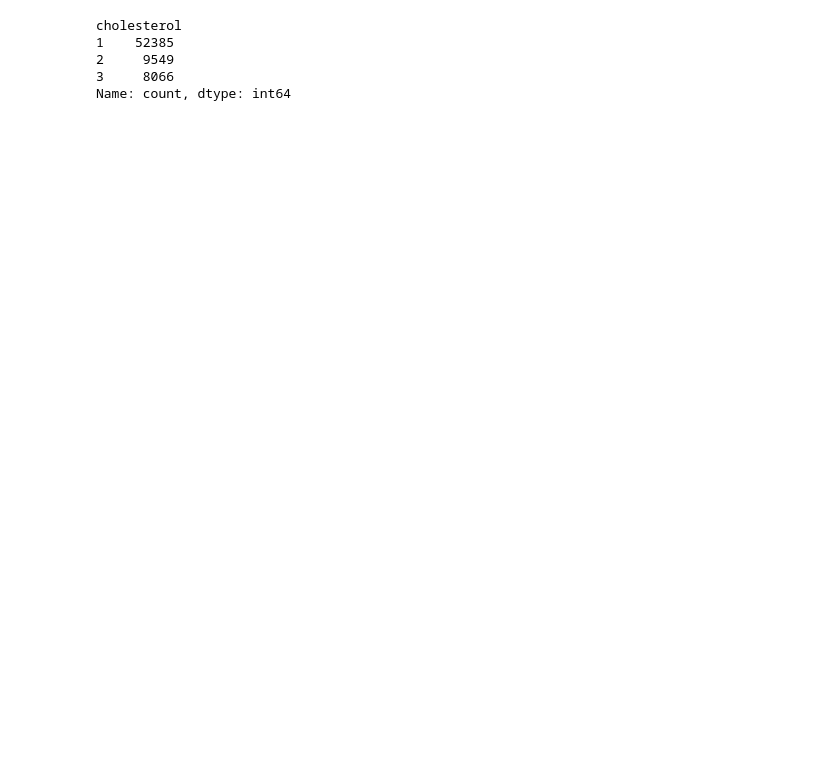
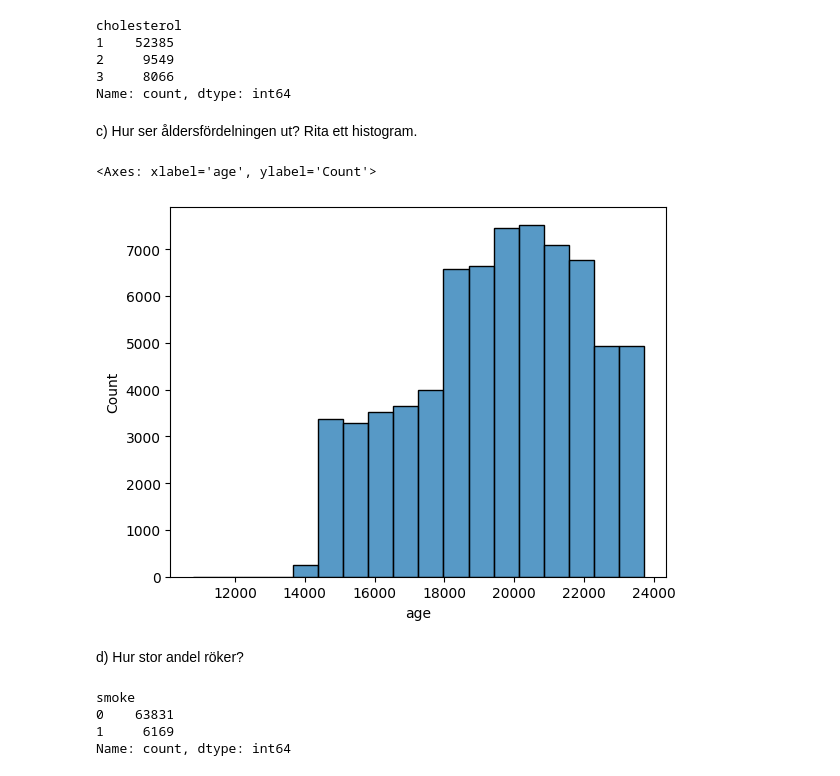
Before and after one commit to danlundh67/AI-recomend_predict, a Jupyter notebook: heart.ipynb, the cells around one changed output. Saved outputs shown, nothing was run; the diff lists cells and outputs as text; code cells hidden in the pictures; blank space fills up the shorter version.

```diff
--- a/heart.ipynb
+++ b/heart.ipynb
@@ -92,3 +111,19 @@ cholesterol
 2     9549
 3     8066
 Name: count, dtype: int64
+# %% [markdown]
+c) Hur ser åldersfördelningen ut? Rita ett histogram.
+# %%
+sns.histplot(df_heart['age'], binwidth= 700)
+# %% [output]
+<Axes: xlabel='age', ylabel='Count'>
+[figure, added]
+# %% [markdown]
+d) Hur stor andel röker?
+# %%
+df_heart['smoke'].value_counts()
+# %% [output]
+smoke
+0    63831
+1     6169
+Name: count, dtype: int64
```
Also changed, not shown: parts of 7 cells of this notebook.
